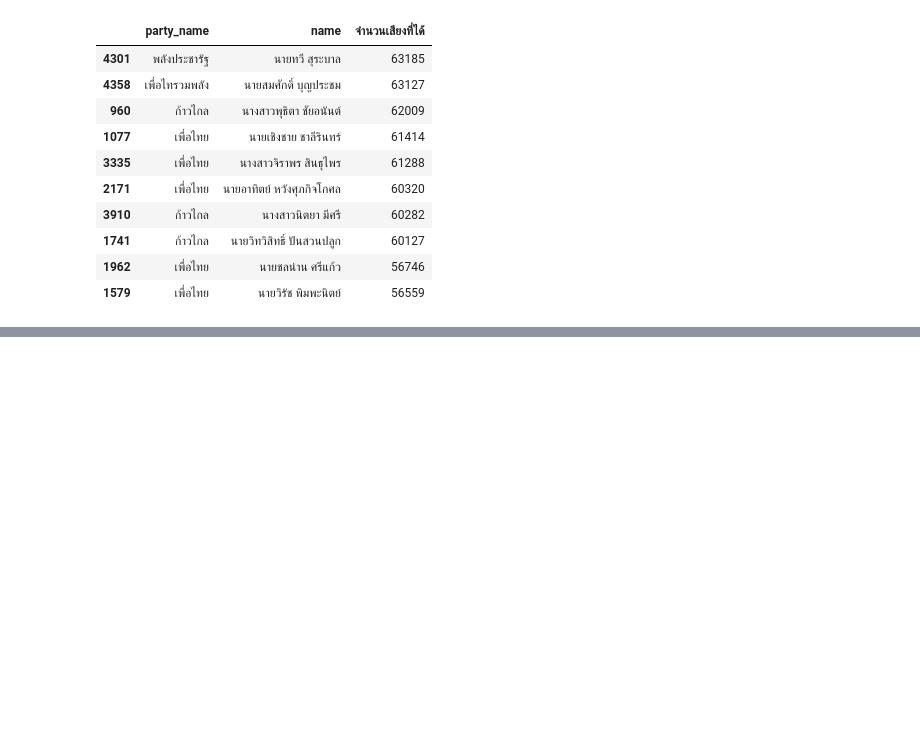
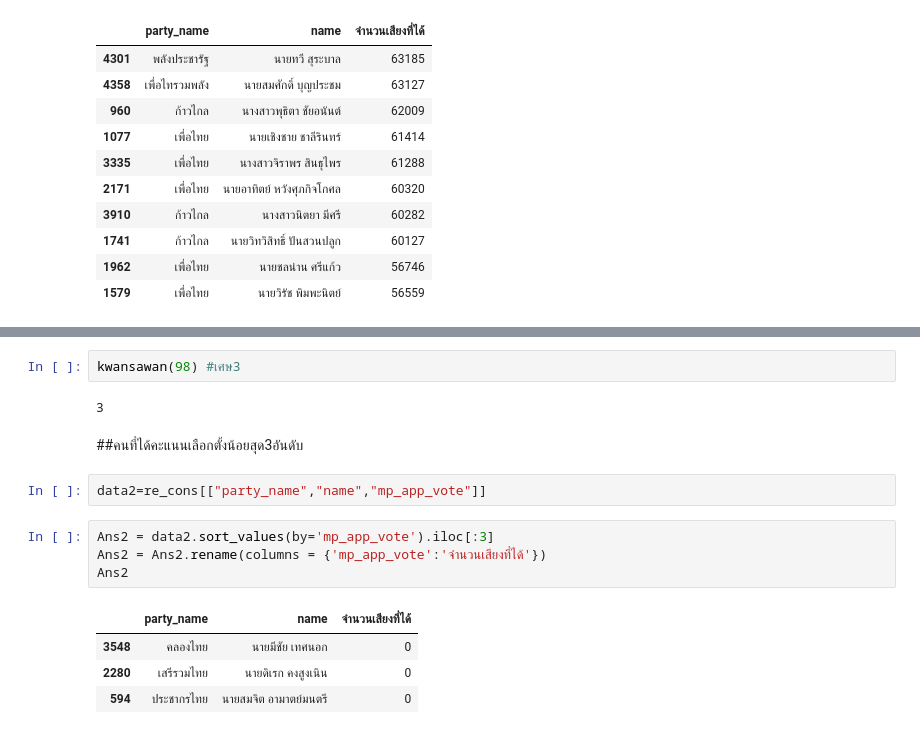
Before and after one commit to kwansawanth/python_dataviz2023, a Jupyter notebook: midterm_basicpythonanddataviz2023.ipynb, the cells around one changed output, grey strips where cells are left out. Cells and saved outputs as stored; diff of their text form; blank space fills up the shorter version.

```diff
--- a/midterm_basicpythonanddataviz2023.ipynb
+++ b/midterm_basicpythonanddataviz2023.ipynb
@@ -104,0 +116,17 @@ ans1.rename(columns ={'mp_app_vote' : 'จำนวนเสียงที่
+# %%
+kwansawan(98) #เศษ3
+# %% [output]
+3
+# %% [markdown]
+##คนที่ได้คะแนนเลือกตั้งน้อยสุด3อันดับ
+# %%
+data2=re_cons[["party_name","name","mp_app_vote"]]
+# %%
+Ans2 = data2.sort_values(by='mp_app_vote').iloc[:3]
+Ans2 = Ans2.rename(columns = {'mp_app_vote':'จำนวนเสียงที่ได้'})
+Ans2
+# %% [output]
+|  | party_name | name | จำนวนเสียงที่ได้ |
+| 3548 | คลองไทย | นายมีชัย เทศนอก | 0 |
+| 2280 | เสรีรวมไทย | นายดิเรก คงสูงเนิน | 0 |
+| 594 | ประชากรไทย | นายสมจิต อามาตย์มนตรี | 0 |
```
Also changed, not shown: parts of 3 cells of this notebook.
